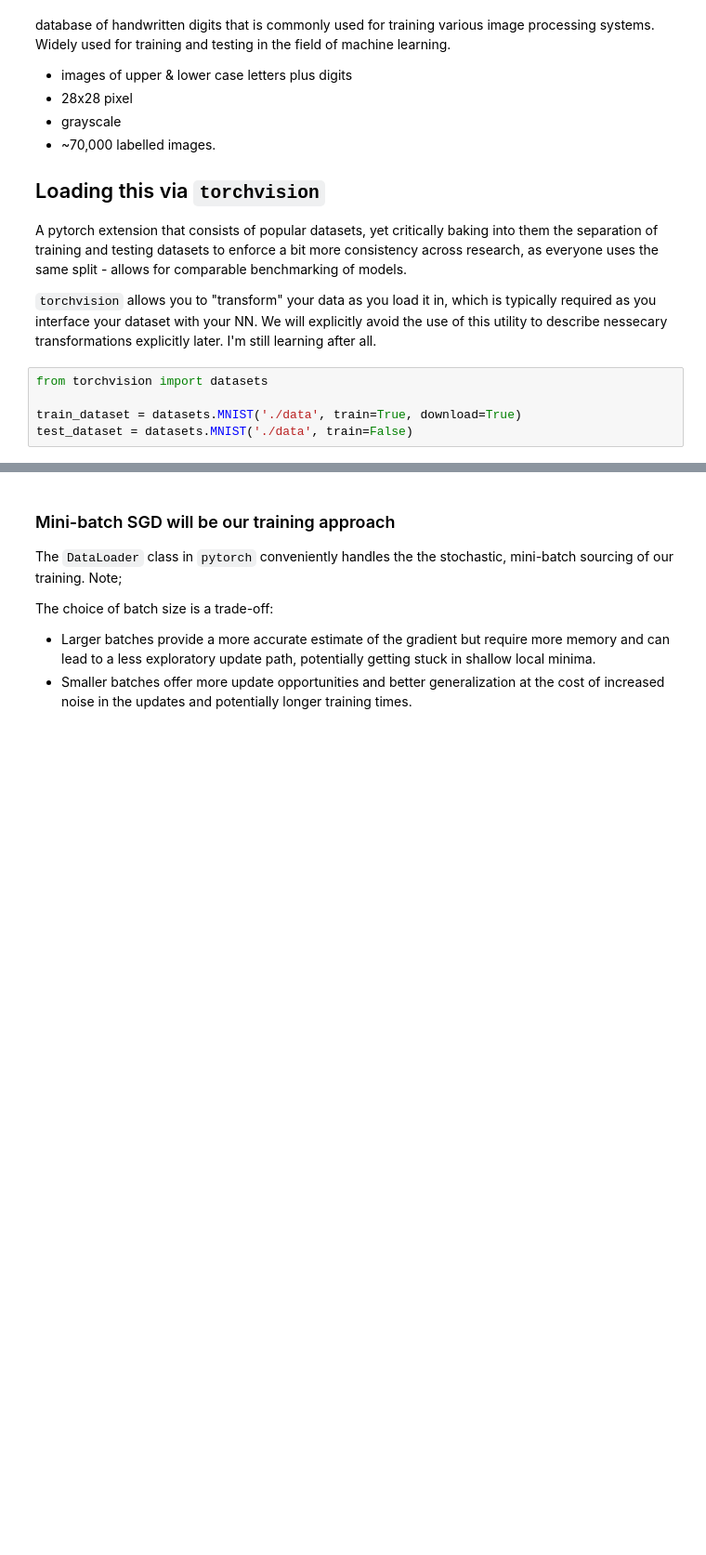
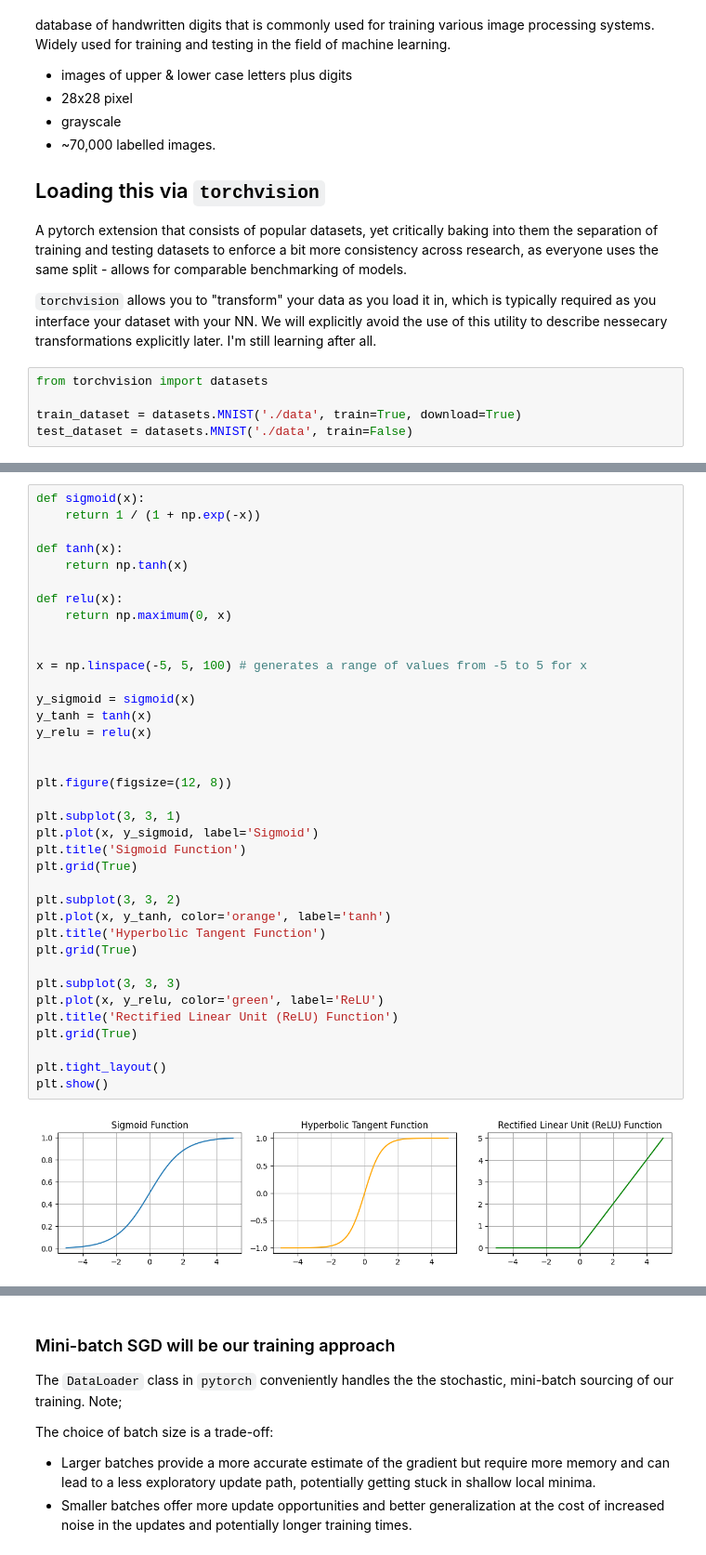
Before and after one commit to suessflorian/spiking-neurons, a Jupyter notebook: NN-Introduction.ipynb, the cells around one changed output, grey strips where cells are left out. Shown at 93% size. Drawn from its saved outputs; the diff is of its cells as text; blank space fills up the shorter version.

```diff
--- a/NN-Introduction.ipynb
+++ b/NN-Introduction.ipynb
@@ -27,0 +72,39 @@ Dataset MNIST
+# %%
+def sigmoid(x):
+    return 1 / (1 + np.exp(-x))
+
+def tanh(x):
+    return np.tanh(x)
+
+def relu(x):
+    return np.maximum(0, x)
+
+
+x = np.linspace(-5, 5, 100) # generates a range of values from -5 to 5 for x
+
+y_sigmoid = sigmoid(x)
+y_tanh = tanh(x)
+y_relu = relu(x)
+
+
+plt.figure(figsize=(12, 8))
+
+plt.subplot(3, 3, 1)
+plt.plot(x, y_sigmoid, label='Sigmoid')
+plt.title('Sigmoid Function')
+plt.grid(True)
+
+plt.subplot(3, 3, 2)
+plt.plot(x, y_tanh, color='orange', label='tanh')
+plt.title('Hyperbolic Tangent Function')
+plt.grid(True)
+
+plt.subplot(3, 3, 3)
+plt.plot(x, y_relu, color='green', label='ReLU')
+plt.title('Rectified Linear Unit (ReLU) Function')
+plt.grid(True)
+
+plt.tight_layout()
+plt.show()
+# %% [output]
+[figure, added]
```
Also changed, not shown: parts of 9 cells of this notebook, 2 other files.
